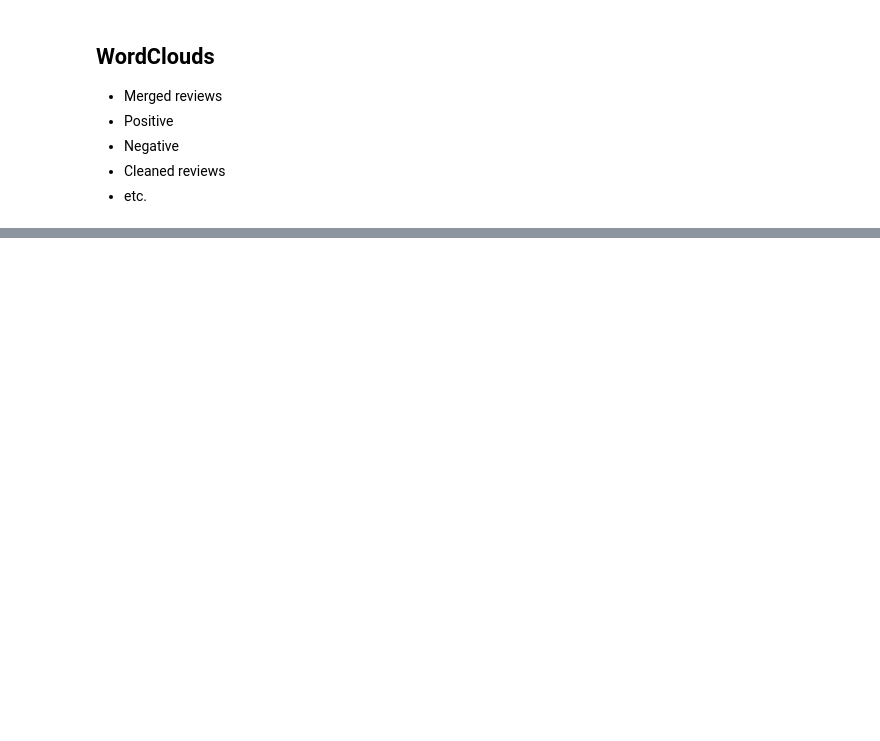
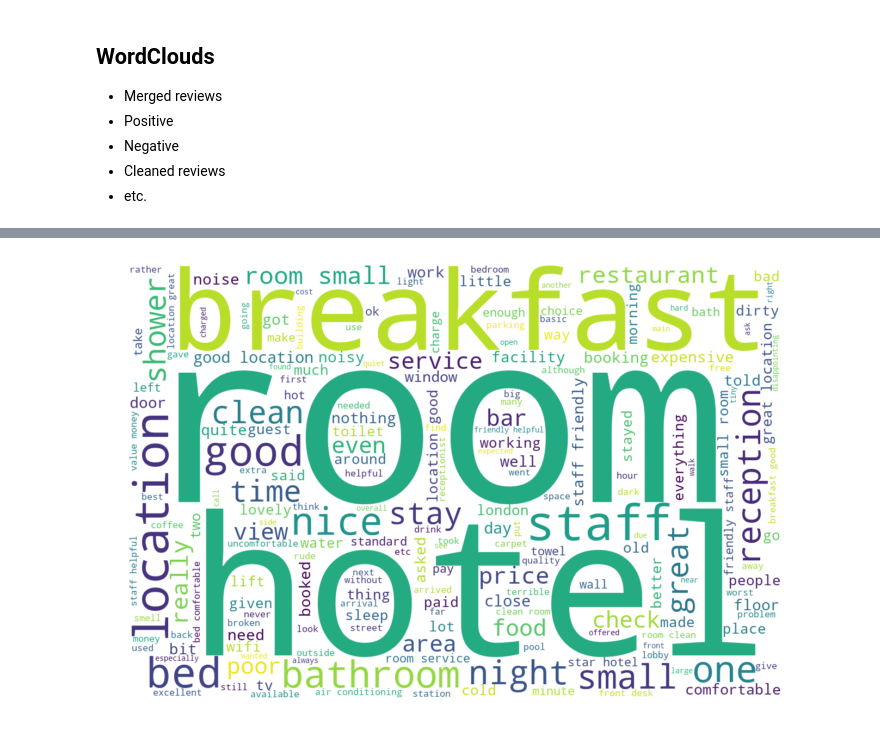
Before and after one commit to hobagolyka/Hotel-reviews, a Jupyter notebook: NoteBook_Files/Wordclouds.ipynb, the cells around one changed output, grey strips where cells are left out. Saved outputs shown, nothing was run; the diff lists cells and outputs as text; code cells hidden in the pictures; blank space fills up the shorter version.

```diff
--- a/NoteBook_Files/Wordclouds.ipynb
+++ b/NoteBook_Files/Wordclouds.ipynb
@@ -27,0 +60,15 @@ plt.show()
+# %%
+#negative reviews
+text = " ".join(str(reviews.Review[index]) for index in range(len(reviews.Review)) if reviews.Reviewer_Score[index] == 0)
+wordcloud = WordCloud(height=800, width=1200,background_color="white").generate(text)
+
+plt.figure(figsize=[12,8])
+plt.imshow(wordcloud, interpolation='bilinear')
+plt.axis("off")
+
+fig_path = '../export/'
+plt.savefig(fig_path + 'neg_reviews_wordcloud', fmt = 'png', dpi = 100)
+
+plt.show()
+# %% [output]
+[figure, added]
```
Also changed, not shown: parts of 4 cells of this notebook, 5 other files.
